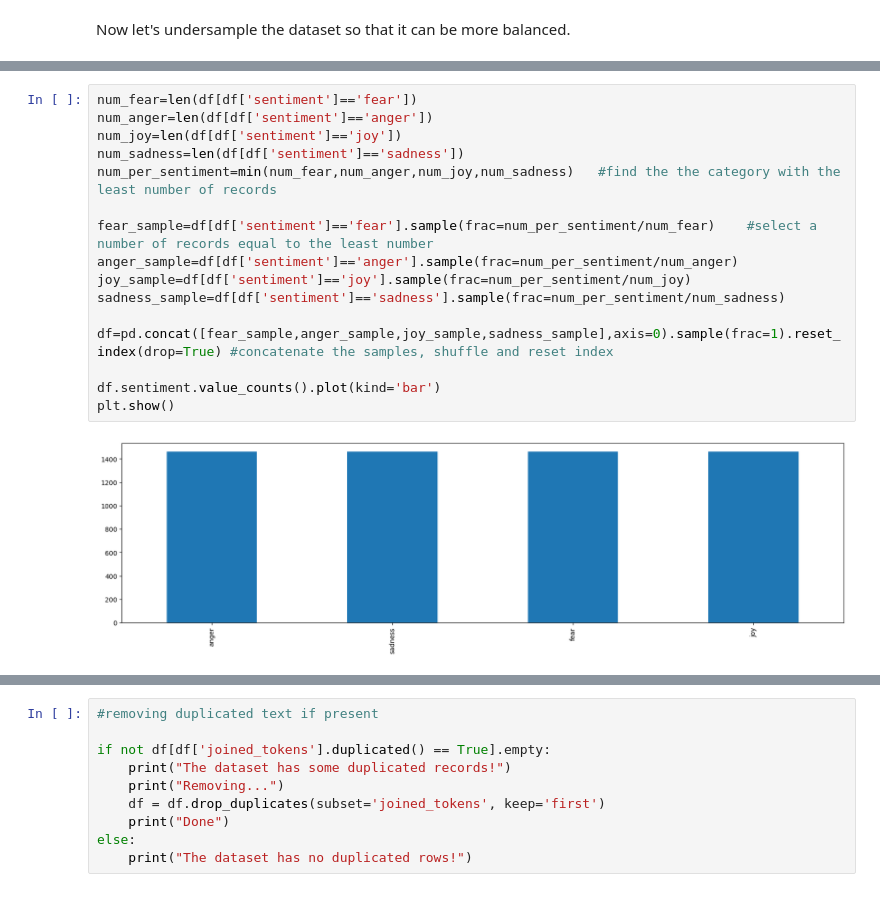
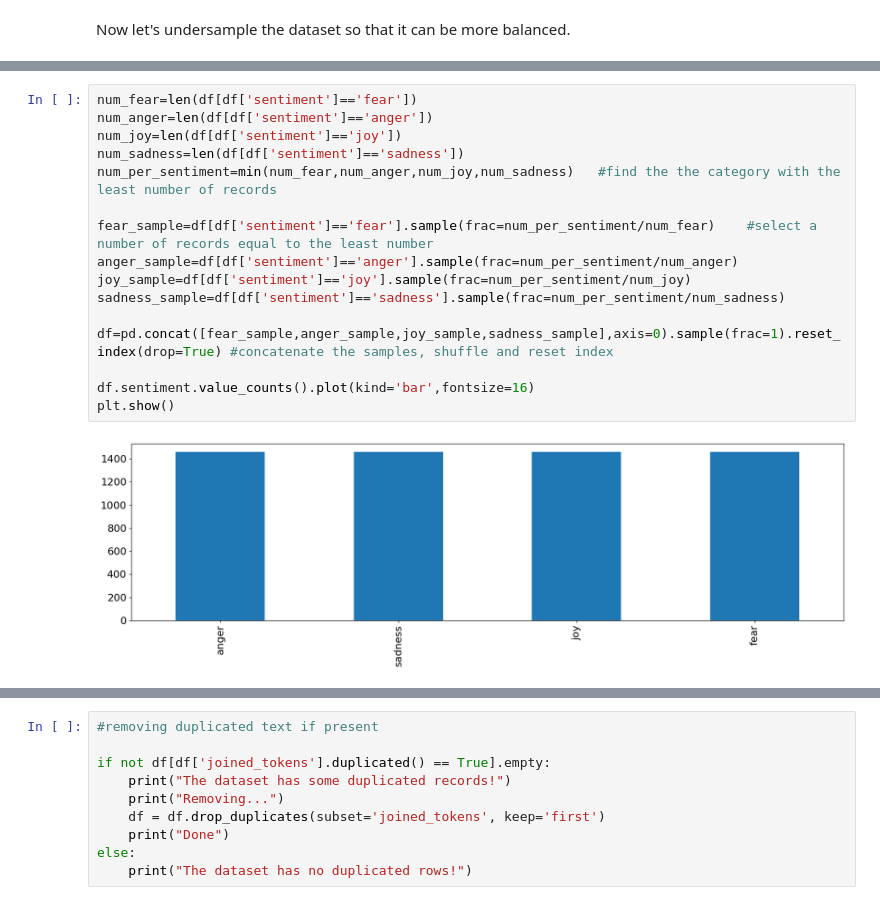
Before and after one commit to AlessioBonatesta/InfoRet-project, a Jupyter notebook: EmotionDetection_In_Cinema.ipynb, the cells around one changed output, grey strips where cells are left out. Drawn from its saved outputs; the diff is of its cells as text.

```diff
--- a/EmotionDetection_In_Cinema.ipynb
+++ b/EmotionDetection_In_Cinema.ipynb
@@ -45,21 +53,21 @@ Now let's undersample the dataset so that it can be more balanced.
 # %%
 num_fear=len(df[df['sentiment']=='fear'])
 num_anger=len(df[df['sentiment']=='anger'])
 num_joy=len(df[df['sentiment']=='joy'])
 num_sadness=len(df[df['sentiment']=='sadness'])
 num_per_sentiment=min(num_fear,num_anger,num_joy,num_sadness)   #find the the category with the least number of records
 
 fear_sample=df[df['sentiment']=='fear'].sample(frac=num_per_sentiment/num_fear)    #select a number of records equal to the least number
 anger_sample=df[df['sentiment']=='anger'].sample(frac=num_per_sentiment/num_anger)
 joy_sample=df[df['sentiment']=='joy'].sample(frac=num_per_sentiment/num_joy)
 sadness_sample=df[df['sentiment']=='sadness'].sample(frac=num_per_sentiment/num_sadness)
 
 df=pd.concat([fear_sample,anger_sample,joy_sample,sadness_sample],axis=0).sample(frac=1).reset_index(drop=True) #concatenate the samples, shuffle and reset index
 
-df.sentiment.value_counts().plot(kind='bar')
+df.sentiment.value_counts().plot(kind='bar',fontsize=16)
 plt.show()
 # %% [output]
-[figure, old version]
+[figure, new version]
 # %%
 #a function that tokenize the text using nltk library
 from nltk.tokenize import word_tokenize
```
Also changed, not shown: parts of 19 cells of this notebook.
